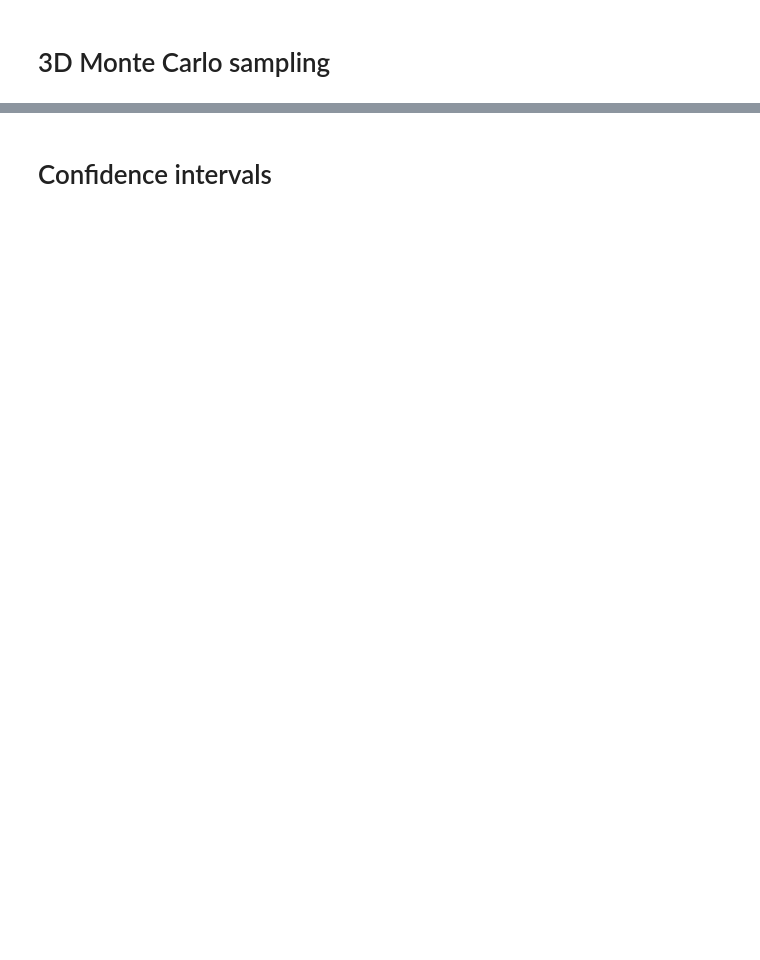
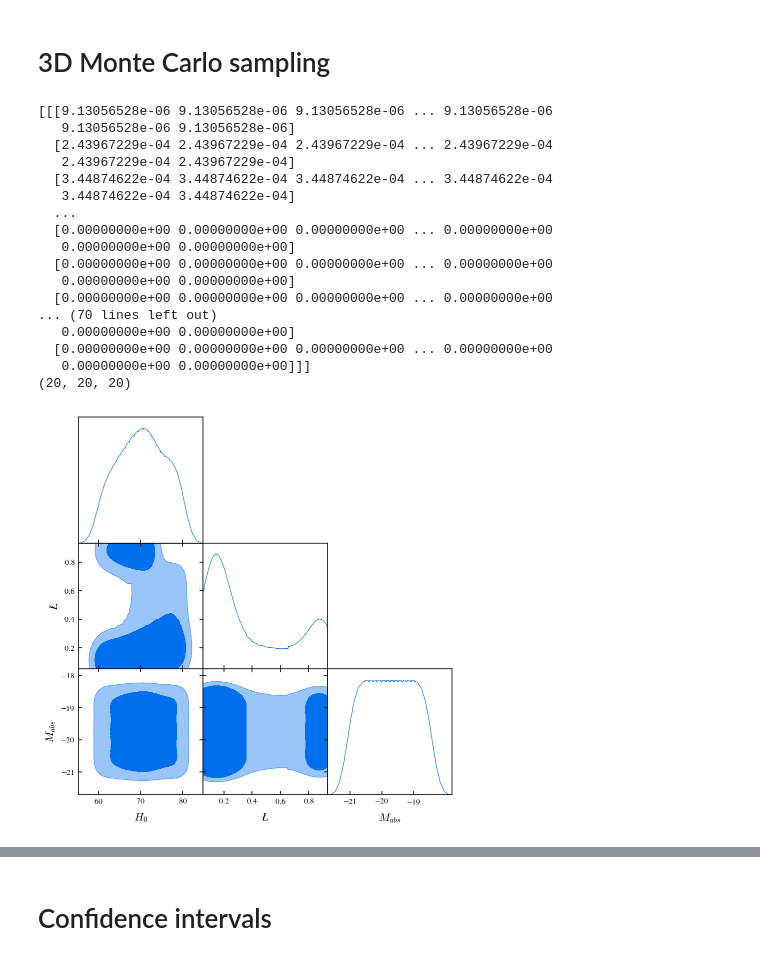
Before and after one commit to matiasleize/GC_MCMC, a Jupyter notebook: notebooks/age_of_the_universe/final stuff/PG model/plot_age_of_universe_0.90_heatmap_load_diff_datasets.ipynb, the cells around one changed output, grey strips where cells are left out. Cells and saved outputs as stored; diff of their text form; code cells hidden in the pictures; blank space fills up the shorter version.

```diff
--- a/notebooks/age_of_the_universe/final stuff/PG model/plot_age_of_universe_0.90_heatmap_load_diff_datasets.ipynb
+++ b/notebooks/age_of_the_universe/final stuff/PG model/plot_age_of_universe_0.90_heatmap_load_diff_datasets.ipynb
@@ -199,2 +247,62 @@ print(masked_data_with_aou_1_sigma)
 # %% [markdown]
 # 3D Monte Carlo sampling
+# %%
+import getdist
+import getdist.plots as gdplt
+%matplotlib inline
+
+x_vals = H0_values
+y_vals = L_bar_values
+z_vals = Mabs_values
+
+aux = masked_data_with_aou_CC.copy()/np.nanmin(masked_data_with_aou_CC)
+aux[np.isnan(masked_data_with_aou_CC)] = np.inf
+
+p3d = np.exp(-aux/2)
+
+# Normalize the distribution
+p3d /= np.sum(p3d)
+print(p3d)
+print(p3d.shape)
+# Convert 3D posterior into samples
+flattened_probs = p3d.flatten()
+grid_points = np.array(np.meshgrid(x_vals, y_vals, z_vals, indexing='ij')).reshape(3, -1).T
+
+# Sample points from the distribution
+num_samples = int(1e7)  # Number of samples you want
+sample_indices = np.random.choice(len(flattened_probs), size=num_samples, p=flattened_probs)
+samples = grid_points[sample_indices]
+samples_CC = samples.copy()
+
+# Convert to GetDist format
+gd_samples = getdist.mcsamples.MCSamples(samples=samples, names=['x', 'y', 'z'],
+                                         labels=[r'H_0', r'\L', r'M_{abs}'],
+                                         settings={'mult_bias_correction_order':0,
+                                                   'smooth_scale_2D':0.3,
+                                                   'smooth_scale_1D':0.3}
+                                         )
+
+# Plot using GetDist
+g = gdplt.get_subplot_plotter()
+g.triangle_plot([gd_samples], filled=True)
+g.export(path_data+'triangle_gila_plot_CC_{0}_r={1}_s={2}.pdf'.format(model, r, s))
+plt.show()
+# %% [output]
+[[[9.13056528e-06 9.13056528e-06 9.13056528e-06 ... 9.13056528e-06
+   9.13056528e-06 9.13056528e-06]
+  [2.43967229e-04 2.43967229e-04 2.43967229e-04 ... 2.43967229e-04
+   2.43967229e-04 2.43967229e-04]
+  [3.44874622e-04 3.44874622e-04 3.44874622e-04 ... 3.44874622e-04
+   3.44874622e-04 3.44874622e-04]
+  ...
+  [0.00000000e+00 0.00000000e+00 0.00000000e+00 ... 0.00000000e+00
+   0.00000000e+00 0.00000000e+00]
+  [0.00000000e+00 0.00000000e+00 0.00000000e+00 ... 0.00000000e+00
+   0.00000000e+00 0.00000000e+00]
+  [0.00000000e+00 0.00000000e+00 0.00000000e+00 ... 0.00000000e+00
+... (70 lines left out)
+   0.00000000e+00 0.00000000e+00]
+  [0.00000000e+00 0.00000000e+00 0.00000000e+00 ... 0.00000000e+00
+   0.00000000e+00 0.00000000e+00]]]
+(20, 20, 20)
+[figure, added]
```
Also changed, not shown: parts of 16 cells of this notebook, 3 other files.
